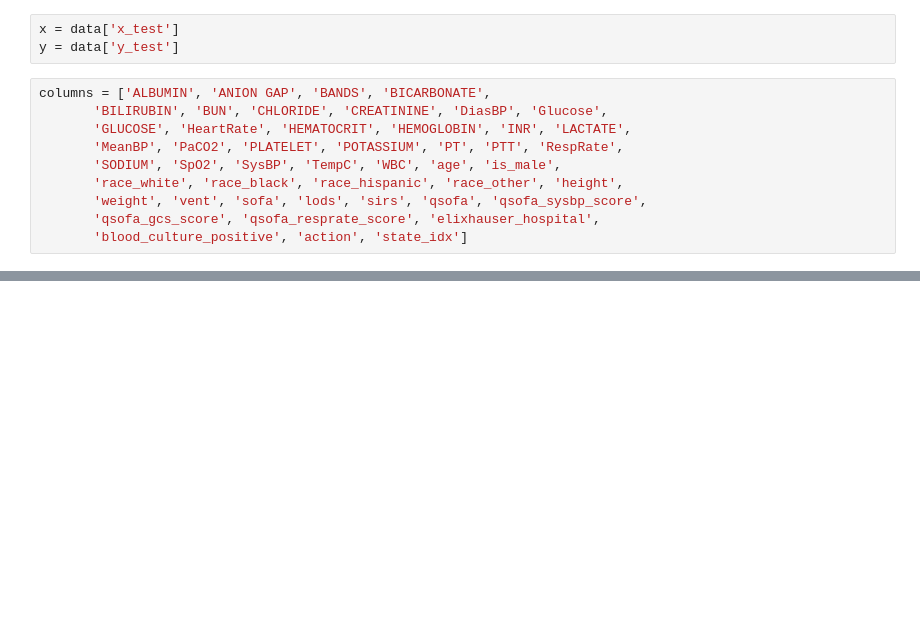
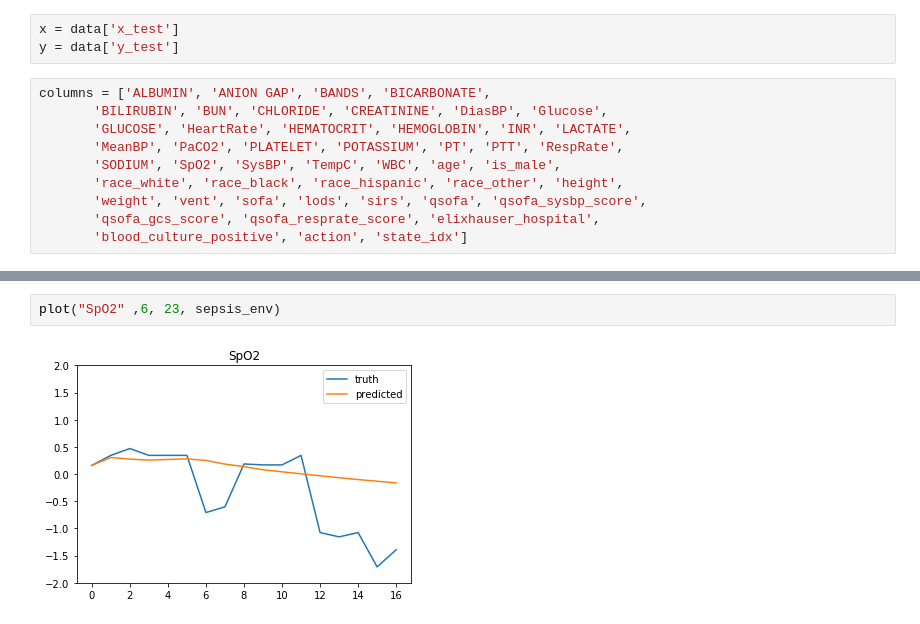
Before and after one commit to akiani/rlsepsis234, a Jupyter notebook: notebooks/simulated_rollout.ipynb, the cells around one changed output, grey strips where cells are left out. Drawn from its saved outputs; the diff is of its cells as text; blank space fills up the shorter version.

```diff
--- a/notebooks/simulated_rollout.ipynb
+++ b/notebooks/simulated_rollout.ipynb
@@ -47,0 +78,4 @@ def plot(column, start, end, sepsis_env):
+# %%
+plot("SpO2" ,6, 23, sepsis_env)
+# %% [output]
+[figure, added]
```
Also changed, not shown: parts of 15 cells of this notebook, 8 other files.
